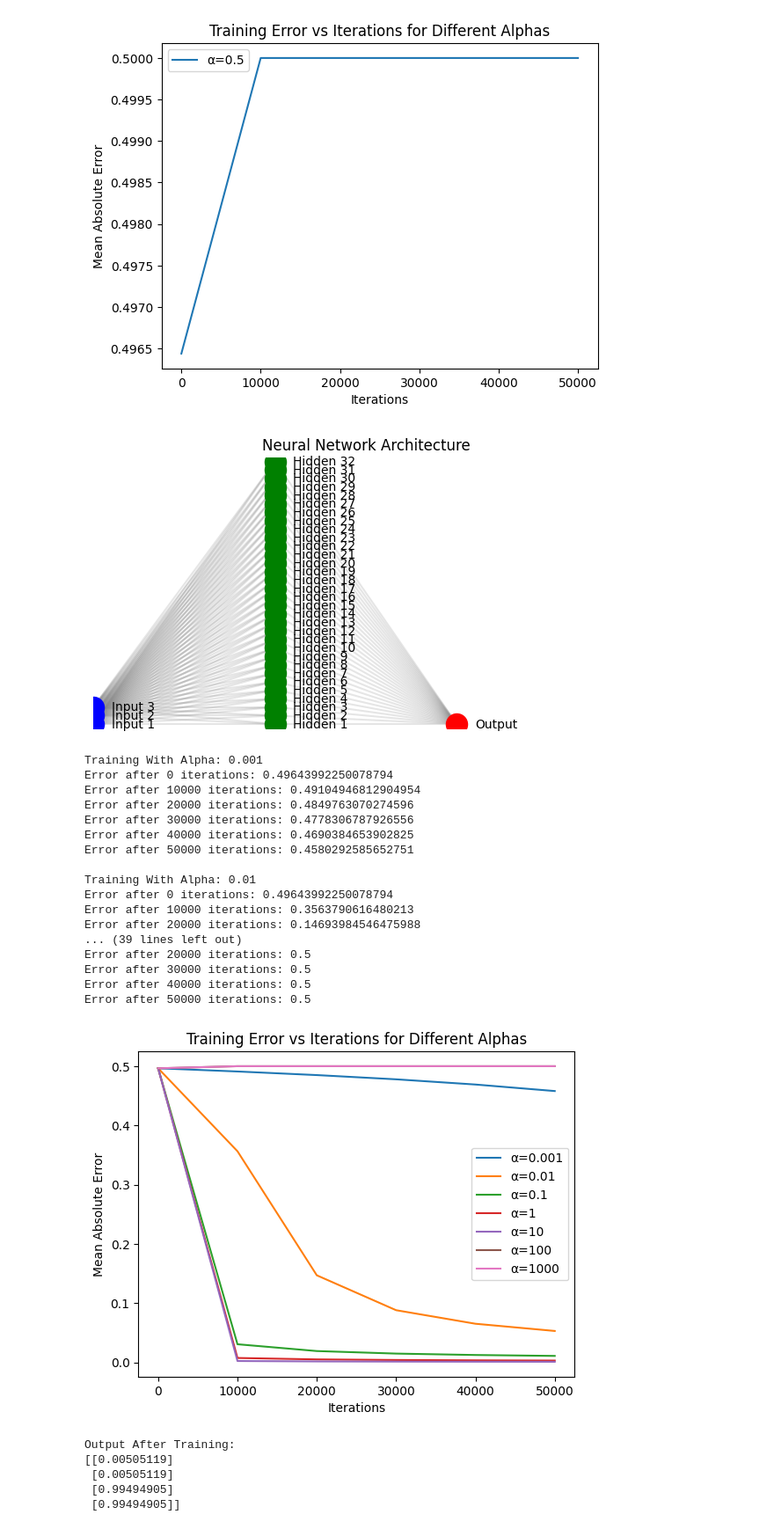
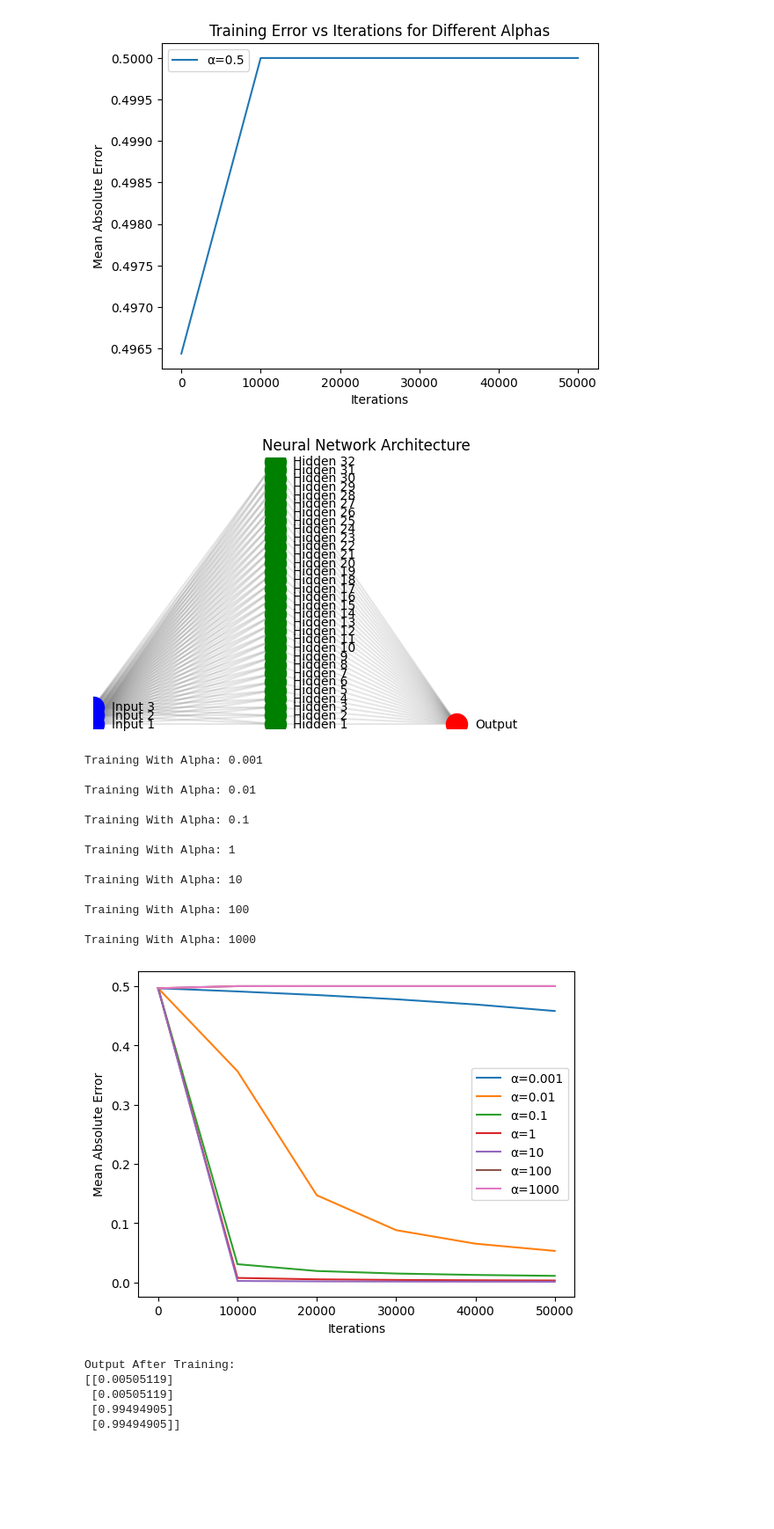
Before and after one commit to ocrobotix/sandbox, a Jupyter notebook: NN_in_13_lines.ipynb, the cells around one changed output. Shown: that part at 88% size. Saved outputs shown, nothing was run; the diff lists cells and outputs as text; code cells hidden in the pictures; blank space fills up the shorter version.

```diff
--- a/NN_in_13_lines.ipynb
+++ b/NN_in_13_lines.ipynb
@@ -44,6 +31,6 @@ for j in range(60000):
     synapse_0 -= alpha * X.T.dot(layer_1_delta)
 
     # Print loss
-    if j % 10000 == 0:
-        loss = np.mean(np.square(layer_2 - y))
-        print(f"Iteration {j}, Loss: {loss:.6f}")
+    #if j % 10000 == 0:
+    #    loss = np.mean(np.square(layer_2 - y))
+    #    print(f"Iteration {j}, Loss: {loss:.6f}")
@@ -142,50 +122,46 @@ for alpha in alphas:
     errors = []
     for j in range(60000):
         layer_0 = X
         layer_1 = sigmoid(np.dot(layer_0, synapse_0))
         layer_2 = sigmoid(np.dot(layer_1, synapse_1))
 
         layer_2_error = layer_2 - y
         if j % 10000 == 0:
             error = np.mean(np.abs(layer_2_error))
-            print("Error after", j, "iterations:", error)
+            #print("Error after", j, "iterations:", error)
             errors.append(error)
 
         layer_2_delta = layer_2_error * sigmoid_output_to_derivative(layer_2)
         layer_1_error = layer_2_delta.dot(synapse_1.T)
         layer_1_delta = layer_1_error * sigmoid_output_to_derivative(layer_1)
 
         synapse_1 -= alpha * (layer_1.T.dot(layer_2_delta))
         synapse_0 -= alpha * (layer_0.T.dot(layer_1_delta))
 
     # Plot error per 10,000 iterations for this alpha
     plt.plot(range(0, 60000, 10000), errors, label=f'α={alpha}')
     plt.xlabel('Iterations')
     plt.ylabel('Mean Absolute Error')
-    plt.title('Training Error vs Iterations for Different Alphas')
+    #plt.title('Training Error vs Iterations for Different Alphas')
     plt.legend()
 
 plt.show()
 # %% [output]
 [figure]
 Training With Alpha: 0.001
-Error after 0 iterations: 0.49643992250078794
-Error after 10000 iterations: 0.49104946812904954
-Error after 20000 iterations: 0.4849763070274596
-Error after 30000 iterations: 0.4778306787926556
-Error after 40000 iterations: 0.4690384653902825
-Error after 50000 iterations: 0.4580292585652751
 
 Training With Alpha: 0.01
-Error after 0 iterations: 0.49643992250078794
-Error after 10000 iterations: 0.3563790616480213
-Error after 20000 iterations: 0.14693984546475988
-... (39 lines left out)
-Error after 20000 iterations: 0.5
-Error after 30000 iterations: 0.5
-Error after 40000 iterations: 0.5
-Error after 50000 iterations: 0.5
+
+Training With Alpha: 0.1
+
+Training With Alpha: 1
+
+Training With Alpha: 10
+
+Training With Alpha: 100
+
+Training With Alpha: 1000
-[figure, old version]
+[figure, new version]
 # %%
 import numpy as np
 
```
Also changed, not shown: parts of 4 cells of this notebook.
